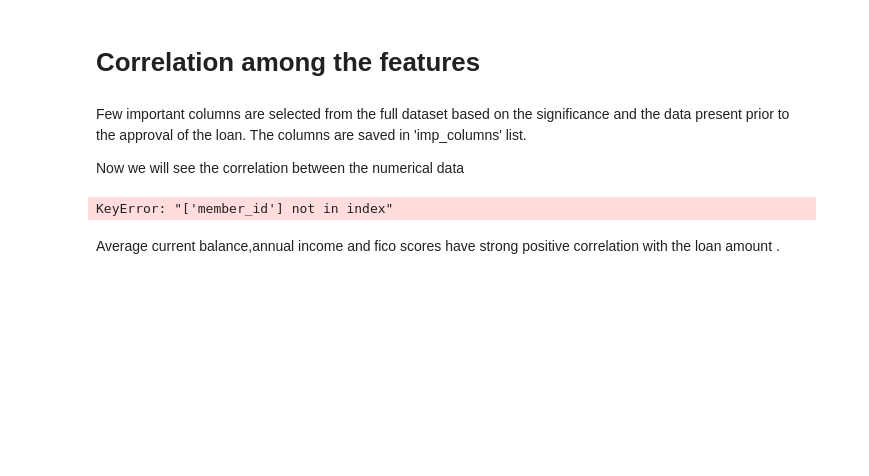
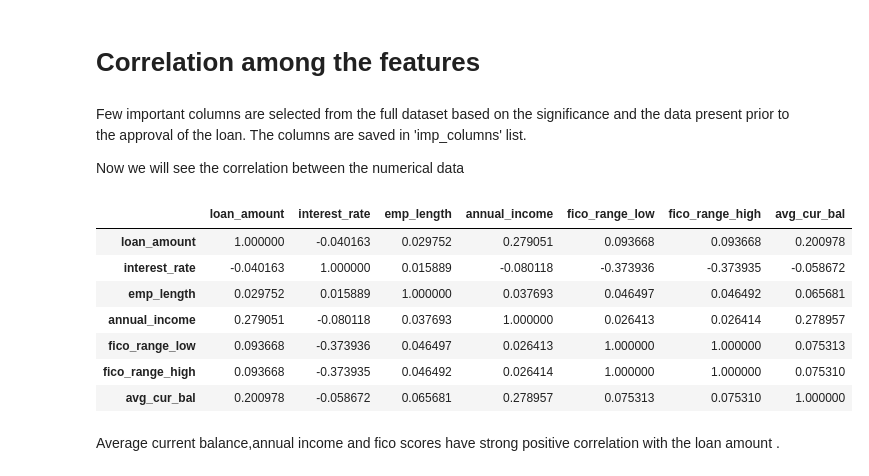
Before and after one commit to nishimishra71/Python, a Jupyter notebook: Capstone_sample.ipynb, the cells around one changed output. Saved outputs shown, nothing was run; the diff lists cells and outputs as text; code cells hidden in the pictures; blank space fills up the shorter version.

```diff
--- a/Capstone_sample.ipynb
+++ b/Capstone_sample.ipynb
@@ -511,11 +518,18 @@ Few important columns are selected from the full dataset based on the significan
 
 Now we will see the correlation between the numerical data
 # %%
-imp_columns=['member_id','loan_amount','funded_amount','term','interest_rate','grade','emp_length','home_ownership','annual_income','verification_status','loan_status','loan_condition','purpose','title','addr_state','fico_range_low','fico_range_high','avg_cur_bal','income_category']
+imp_columns=['loan_amount','term','interest_rate','grade','emp_length','home_ownership','annual_income','verification_status','loan_status','loan_condition','purpose','title','addr_state','fico_range_low','fico_range_high','avg_cur_bal','income_category']
 df2=df[imp_columns]
 df2.corr()
 # %% [output]
-KeyError: "['member_id'] not in index"
+|  | loan_amount | interest_rate | emp_length | annual_income | fico_range_low | fico_range_high | avg_cur_bal |
+| loan_amount | 1.000000 | -0.040163 | 0.029752 | 0.279051 | 0.093668 | 0.093668 | 0.200978 |
+| interest_rate | -0.040163 | 1.000000 | 0.015889 | -0.080118 | -0.373936 | -0.373935 | -0.058672 |
+| emp_length | 0.029752 | 0.015889 | 1.000000 | 0.037693 | 0.046497 | 0.046492 | 0.065681 |
+| annual_income | 0.279051 | -0.080118 | 0.037693 | 1.000000 | 0.026413 | 0.026414 | 0.278957 |
+| fico_range_low | 0.093668 | -0.373936 | 0.046497 | 0.026413 | 1.000000 | 1.000000 | 0.075313 |
+| fico_range_high | 0.093668 | -0.373935 | 0.046492 | 0.026414 | 1.000000 | 1.000000 | 0.075310 |
+| avg_cur_bal | 0.200978 | -0.058672 | 0.065681 | 0.278957 | 0.075313 | 0.075310 | 1.000000 |
 # %% [markdown]
 Average current balance,annual income and fico scores have strong positive correlation with the loan amount .
 # %% [markdown]
```
Also changed, not shown: parts of 7 cells of this notebook.
